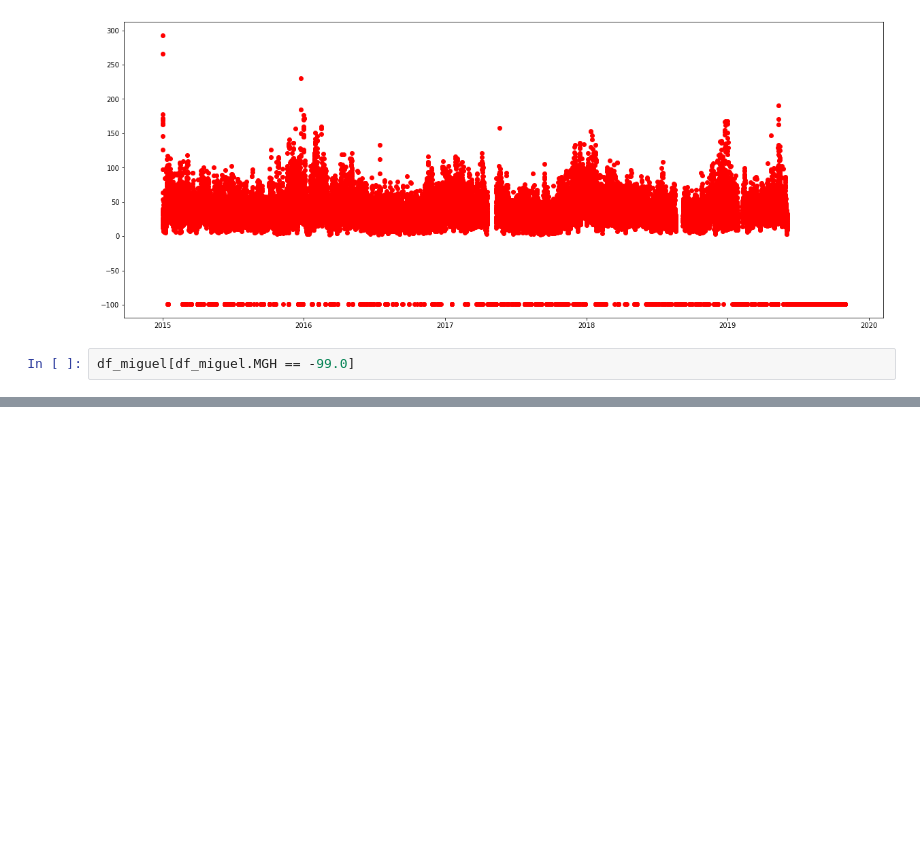
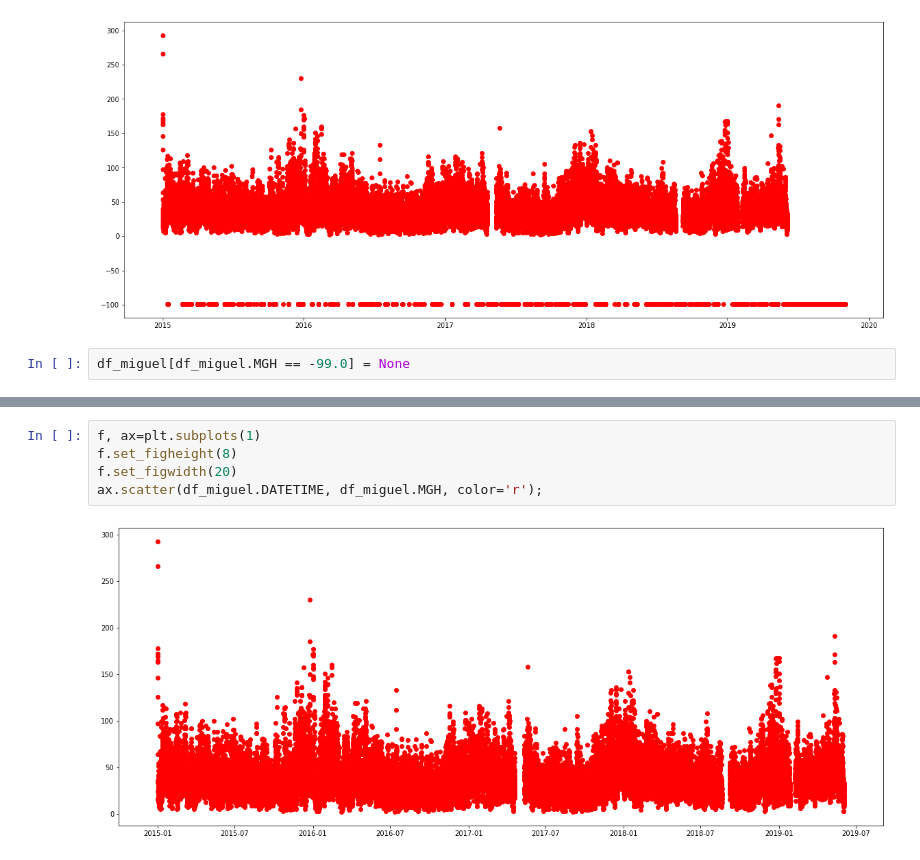
Before and after one commit to luisferlc/datamex1019, a Jupyter notebook: air-quality-cdmx/análisis_limpieza_PM10_v2.ipynb, the cells around one changed output, grey strips where cells are left out. Saved outputs shown, nothing was run; the diff lists cells and outputs as text; blank space fills up the shorter version.

```diff
--- a/air-quality-cdmx/análisis_limpieza_PM10_v2.ipynb
+++ b/air-quality-cdmx/análisis_limpieza_PM10_v2.ipynb
@@ -74,4 +74,4 @@ ax.scatter(df_miguel.DATETIME, df_miguel.MGH, color='r');
 # %% [output]
 [figure]
 # %%
-df_miguel[df_miguel.MGH == -99.0]
+df_miguel[df_miguel.MGH == -99.0] = None
@@ -96,0 +86,7 @@ df_miguel[df_miguel.MGH == -99.0]
+# %%
+f, ax=plt.subplots(1)
+f.set_figheight(8)
+f.set_figwidth(20)
+ax.scatter(df_miguel.DATETIME, df_miguel.MGH, color='r');
+# %% [output]
+[figure, added]
```
Also changed, not shown: parts of 6 cells of this notebook, 4 other files.
